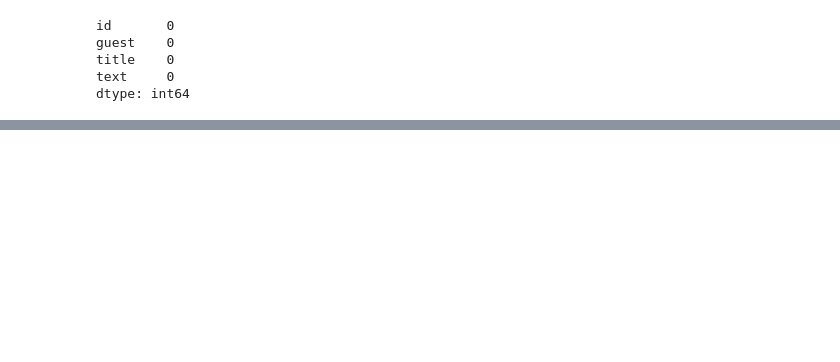
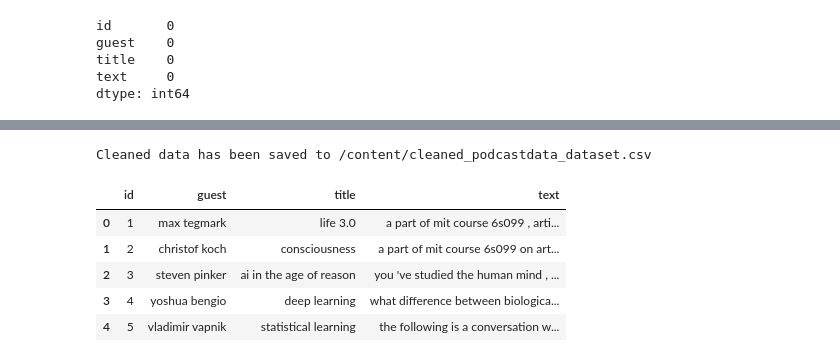
Before and after one commit to depikaguptaa/PodQuest, a Jupyter notebook: preprocess_data.ipynb, the cells around one changed output, grey strips where cells are left out. Drawn from its saved outputs; the diff is of its cells as text; code cells hidden in the pictures; blank space fills up the shorter version.

Commit message:
Update: Cleaned preprocessing data

```diff
--- a/preprocess_data.ipynb
+++ b/preprocess_data.ipynb
@@ -69,0 +79,78 @@ Cleaned data saved to /content/cleaned_podcastdata.csv
+# %%
+def preprocess_text(text):
+    """
+    Cleans and preprocesses the input text by tokenizing, removing common stopwords,
+    and preserving numbers and sentence structure.
+
+    Parameters:
+    - text (str): The input text to preprocess.
+
+    Returns:
+    - str: The cleaned and preprocessed text.
+    """
+    # Tokenize the text
+    words = word_tokenize(text)
+
+    # Load stopwords
+    stop_words = set(stopwords.words('english'))
+
+    # Initialize the lemmatizer
+    lemmatizer = WordNetLemmatizer()
+
+    # Remove common stopwords while preserving important context words and numbers
+    cleaned_words = [lemmatizer.lemmatize(word.lower()) for word in words if word.lower() not in stop_words or word.isnumeric() or word.isalpha()]
+
+    # Join the words back into a single string
+    cleaned_text = ' '.join(cleaned_words)
+
+    return cleaned_text
+
+def load_and_clean_csv(input_file_path, output_file_path):
+    """
+    Reads a CSV file, cleans the text data, and saves the cleaned data to a new CSV file.
+
+    Parameters:
+    - input_file_path (str): The file path to the input CSV file.
+    - output_file_path (str): The file path to the output CSV file.
+
+    Returns:
+    - None
+    """
+    try:
+        # Read the CSV file
+        df = pd.read_csv(input_file_path)
+
+        # Check if the DataFrame is empty
+        if df.empty:
+            raise ValueError("The input CSV file is empty.")
+
+        # Apply the preprocess_text function to each cell in the DataFrame
+        df_cleaned = df.applymap(lambda x: preprocess_text(str(x)) if isinstance(x, str) else x)
+
+        # Save the cleaned DataFrame to a new CSV file
+        df_cleaned.to_csv(output_file_path, index=False)
+        print(f"Cleaned data has been saved to {output_file_path}")
+
+    except FileNotFoundError:
+        raise FileNotFoundError(f"The file {input_file_path} does not exist.")
+    except pd.errors.EmptyDataError:
+        raise pd.errors.EmptyDataError(f"The file {input_file_path} is empty or malformed.")
+    except Exception as e:
+        print(f"An error occurred: {e}")
+
+input_file_path = "/content/podcastdata_dataset.csv"
+output_file_path = "/content/cleaned_podcastdata_dataset.csv"
+load_and_clean_csv(input_file_path, output_file_path)
+# %% [output]
+Cleaned data has been saved to /content/cleaned_podcastdata_dataset.csv
+# %%
+# Read the cleaned CSV to verify
+df_cleaned = pd.read_csv(output_file_path)
+df_cleaned.head()
+# %% [output]
+|  | id | guest | title | text |
+| 0 | 1 | max tegmark | life 3.0 | a part of mit course 6s099 , arti... |
+| 1 | 2 | christof koch | consciousness | a part of mit course 6s099 on art... |
+| 2 | 3 | steven pinker | ai in the age of reason | you 've studied the human mind , ... |
+| 3 | 4 | yoshua bengio | deep learning | what difference between biologica... |
+| 4 | 5 | vladimir vapnik | statistical learning | the following is a conversation w... |
```
Also changed, not shown: parts of 13 cells of this notebook.
